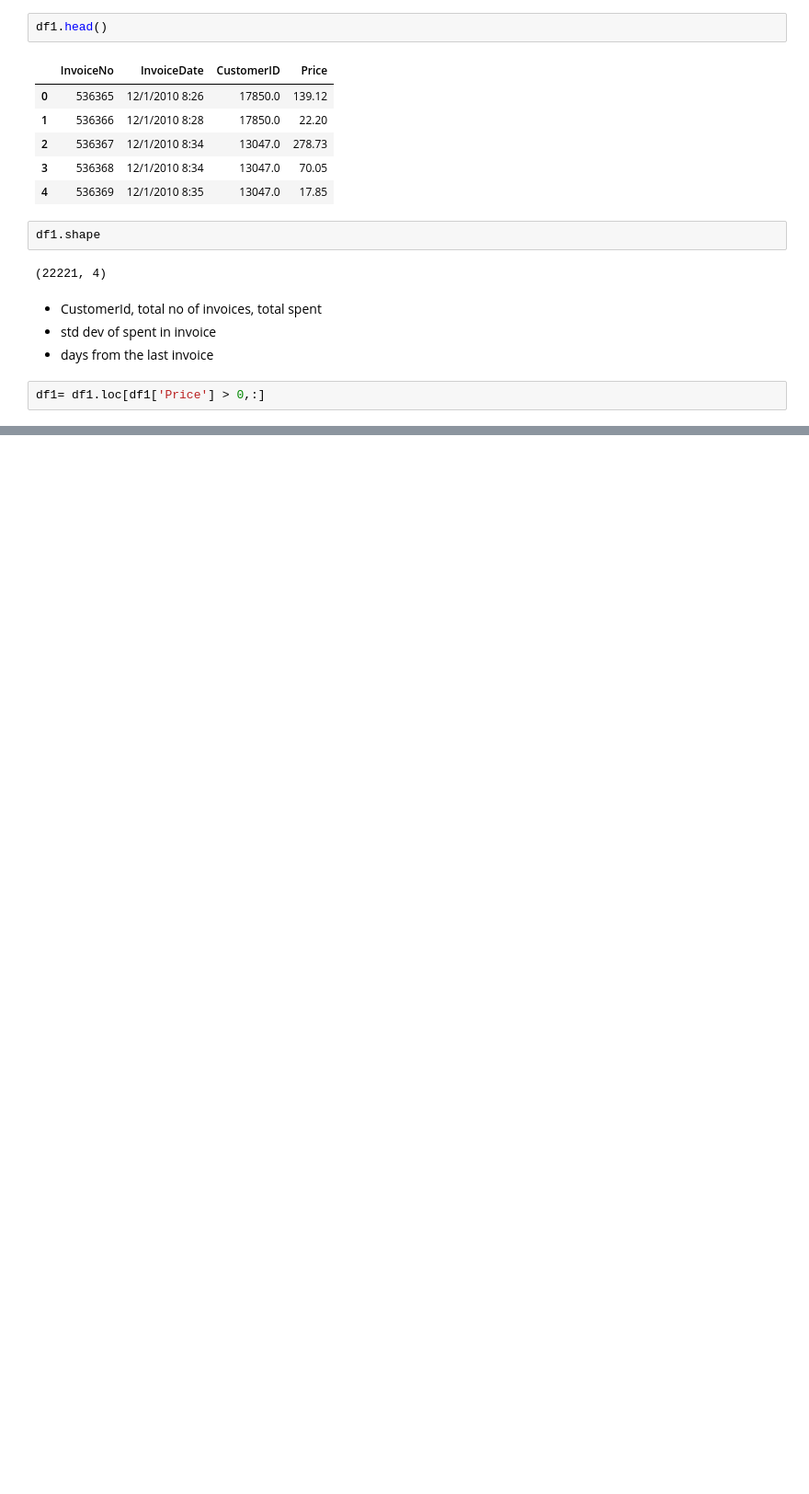
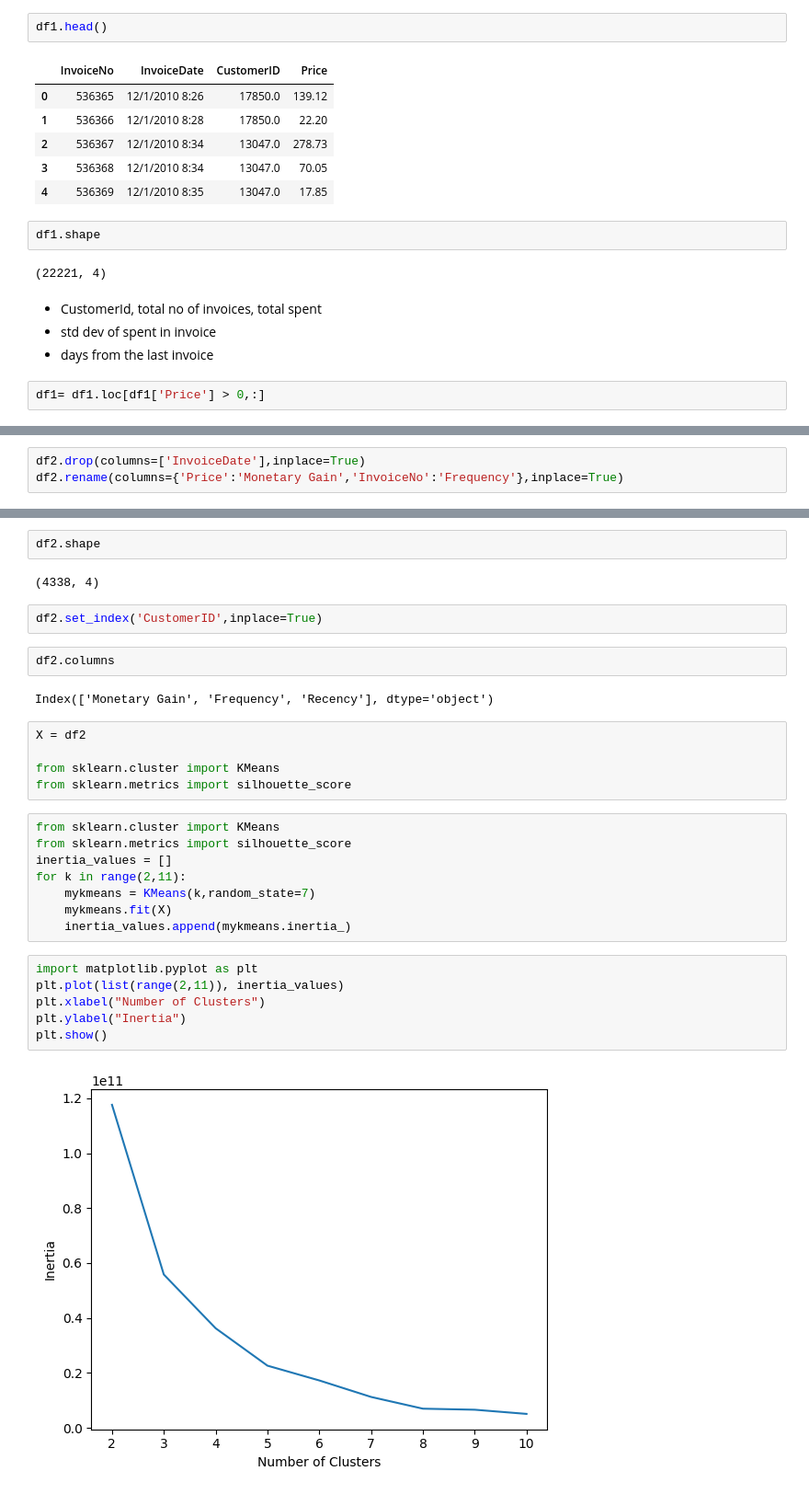
Before and after one commit to j019/Practical-Machine-Learning-, a Jupyter notebook: Day2/customerSegmentation.ipynb, the cells around one changed output, grey strips where cells are left out. Shown at 92% size. Cells and saved outputs as stored; diff of their text form; blank space fills up the shorter version.

```diff
--- a/Day2/customerSegmentation.ipynb
+++ b/Day2/customerSegmentation.ipynb
@@ -106,0 +119,3 @@ df1.groupby('CustomerID').agg({'Price':'sum','InvoiceNo':'count','InvoiceDate':'
+# %%
+df2.drop(columns=['InvoiceDate'],inplace=True)
+df2.rename(columns={'Price':'Monetary Gain','InvoiceNo':'Frequency'},inplace=True)
@@ -106,0 +131,31 @@ df1.groupby('CustomerID').agg({'Price':'sum','InvoiceNo':'count','InvoiceDate':'
+# %%
+df2.shape
+# %% [output]
+(4338, 4)
+# %%
+df2.set_index('CustomerID',inplace=True)
+# %%
+df2.columns
+# %% [output]
+Index(['Monetary Gain', 'Frequency', 'Recency'], dtype='object')
+# %%
+X = df2
+
+from sklearn.cluster import KMeans
+from sklearn.metrics import silhouette_score
+# %%
+from sklearn.cluster import KMeans
+from sklearn.metrics import silhouette_score
+inertia_values = []
+for k in range(2,11):
+    mykmeans = KMeans(k,random_state=7)
+    mykmeans.fit(X)
+    inertia_values.append(mykmeans.inertia_)
+# %%
+import matplotlib.pyplot as plt
+plt.plot(list(range(2,11)), inertia_values)
+plt.xlabel("Number of Clusters")
+plt.ylabel("Inertia")
+plt.show()
+# %% [output]
+[figure, added]
```
Also changed, not shown: parts of 16 cells of this notebook.
